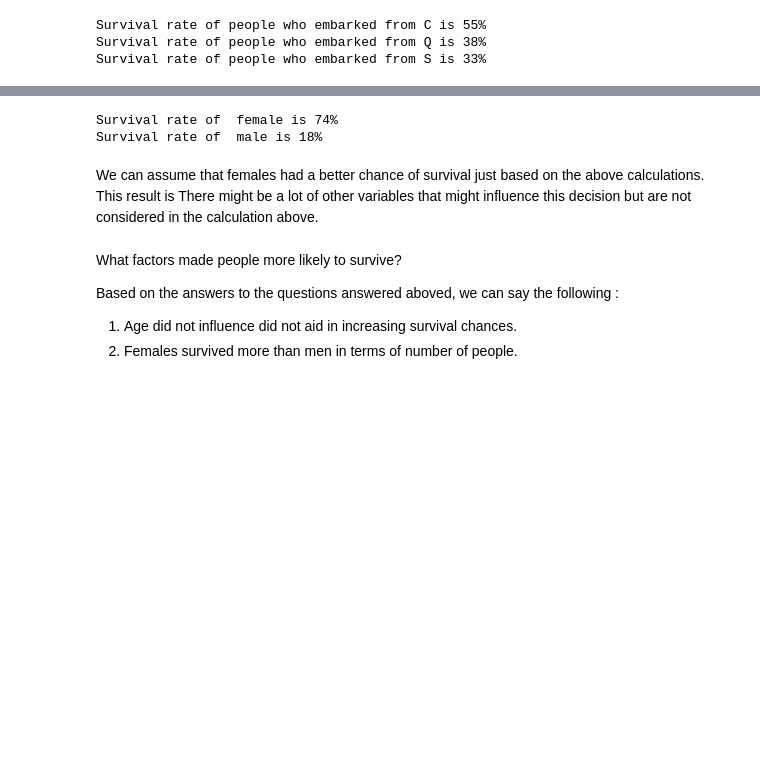
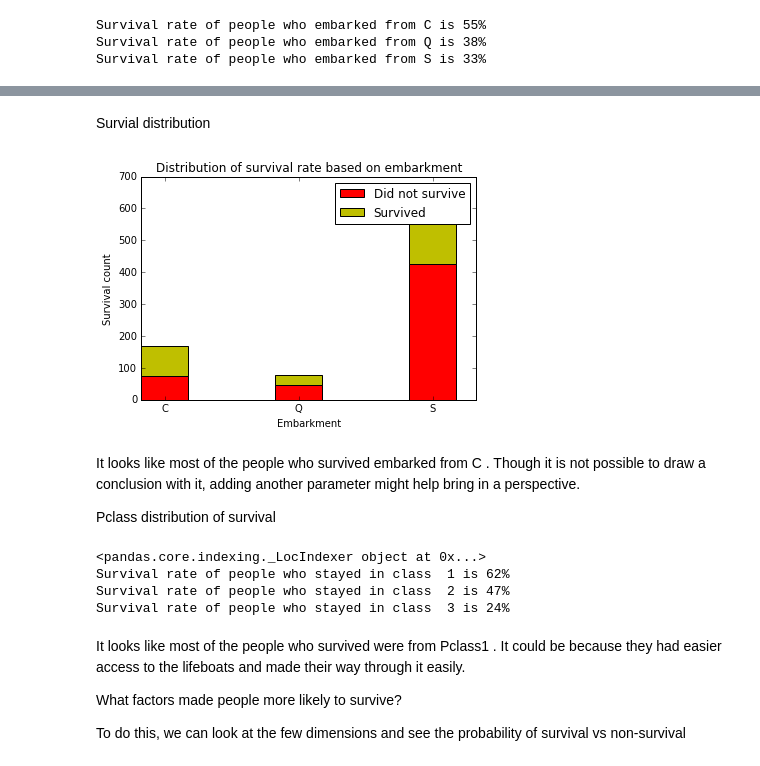
Before and after one commit to indu0207/p2_analysis_titanic_data, a Jupyter notebook: p2_titanic_data_analysis.ipynb, the cells around one changed output, grey strips where cells are left out. Cells and saved outputs as stored; diff of their text form; code cells hidden in the pictures; blank space fills up the shorter version.

```diff
--- a/p2_titanic_data_analysis.ipynb
+++ b/p2_titanic_data_analysis.ipynb
@@ -92,8 +167,5 @@ What was the distribution of surival rate based on embarkment ?
 # %%
-
-emd_data = titanic_data_org.groupby(['Embarked','Survived'])['PassengerId'].count()
-#print emd_data
-
+emd_data = titanic_data_org.groupby(['Embarked','Survived']).size()
 for value in emd_data.index.get_level_values('Embarked').unique():
     print("Survival rate of people who embarked from {} is {}%".format(value, (emd_data.ix[value][1] * 100) / ( emd_data.ix[value][0] + emd_data.ix[value][1])))
 # %% [output]
@@ -105,16 +175,46 @@ Who had better chance of survival? Males/Females ?
+# %% [markdown]
+
+Survial distribution
+# %%
+emd_data.loc[:,0].index.values
+ind = np.arange(3)    # the x locations for the groups
+width = 0.35       # the width of the bars: can also be len(x) sequence
+
+p1 = plt.bar(ind, emd_data.loc[:,0].values , width, color='r')
+p2 = plt.bar(ind, emd_data.loc[:,1].values, width, color='y', bottom=emd_data.loc[:,0].values)
+
+plt.ylabel('Survival count')
+plt.xlabel('Embarkment')
+
+plt.title('Distribution of survival rate based on embarkment')
+plt.xticks(ind + width/2., emd_data.loc[:,0].index.values)
+#plt.yticks(np.arange(0, 81, 10))
+plt.legend((p1[0], p2[0]), ('Did not survive', 'Survived'))
+
+plt.show()
+# %% [output]
+[figure, added]
+# %% [markdown]
+It looks like most of the people who survived embarked from C . Though it is not possible to draw a conclusion with it, adding another parameter might help bring in a perspective.
+
+
+
+Pclass distribution of survival
 # %%
-gender_data = titanic_data_org.groupby(['Sex','Survived'])['PassengerId'].count()
-
-for value in gender_data.index.get_level_values('Sex').unique():
-    print("Survival rate of  {} is {}%".format(value, (gender_data.ix[value][1] * 100) / ( gender_data.ix[value][0] + gender_data.ix[value][1])))
+pclass_data = titanic_data_org.groupby(['Pclass','Survived']).size()
+print pclass_data.loc
+for value in pclass_data.index.get_level_values('Pclass').unique():
+    print("Survival rate of people who stayed in class  {} is {}%".format(value, (pclass_data.ix[value][1] * 100) / ( pclass_data.ix[value][0] + pclass_data.ix[value][1])))
 # %% [output]
-Survival rate of  female is 74%
-Survival rate of  male is 18%
+<pandas.core.indexing._LocIndexer object at 0x...>
+Survival rate of people who stayed in class  1 is 62%
+Survival rate of people who stayed in class  2 is 47%
+Survival rate of people who stayed in class  3 is 24%
-# %% [markdown]
-We can assume that females had a better chance of survival just based on the above calculations. This result is There might be a lot of other variables that might influence this decision but are not considered in the calculation above.
-# %% [markdown]
-What factors made people more likely to survive?
-
-Based on the answers to the questions answered aboved, we can say  the following :
-1. Age did not influence did not aid in increasing survival chances.
-2. Females survived more than men in terms of number of people.
+# %% [markdown]
+It looks like most of the people who survived were from Pclass1 . It could be because they had easier access to the lifeboats and made their way through it easily.
+
+
+
+What factors made people more likely to survive?
+
+To do this, we can look at the few dimensions and see the probability of survival vs non-survival
```
Also changed, not shown: parts of 13 cells of this notebook.
